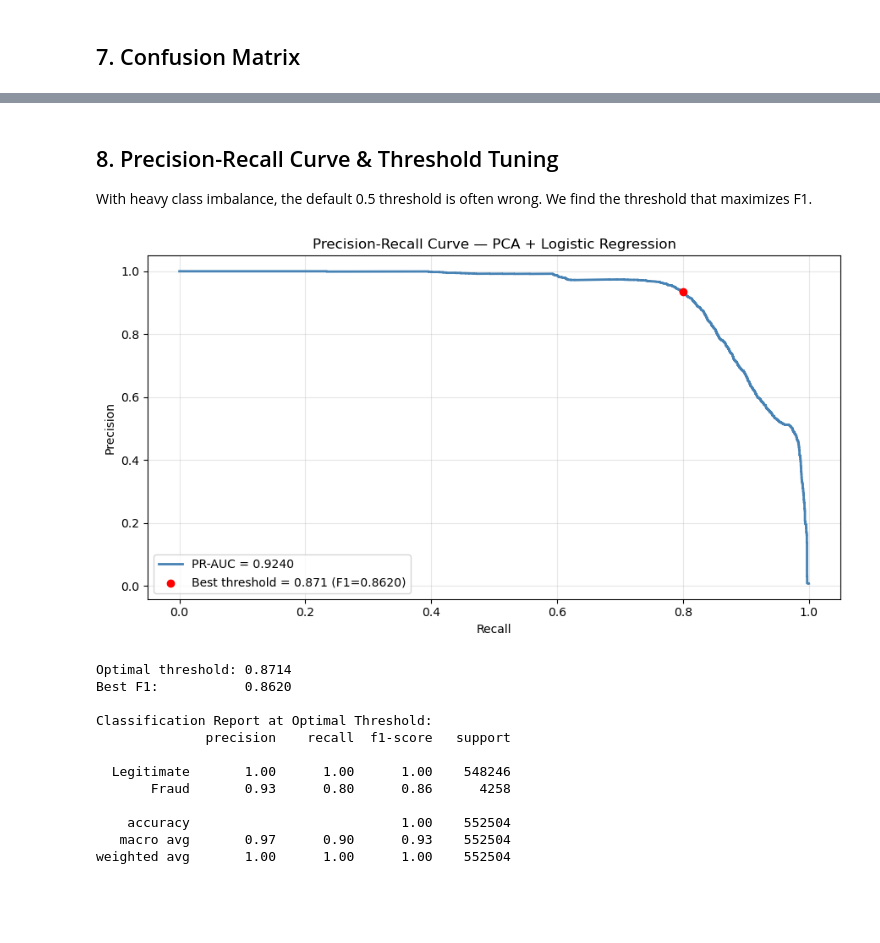
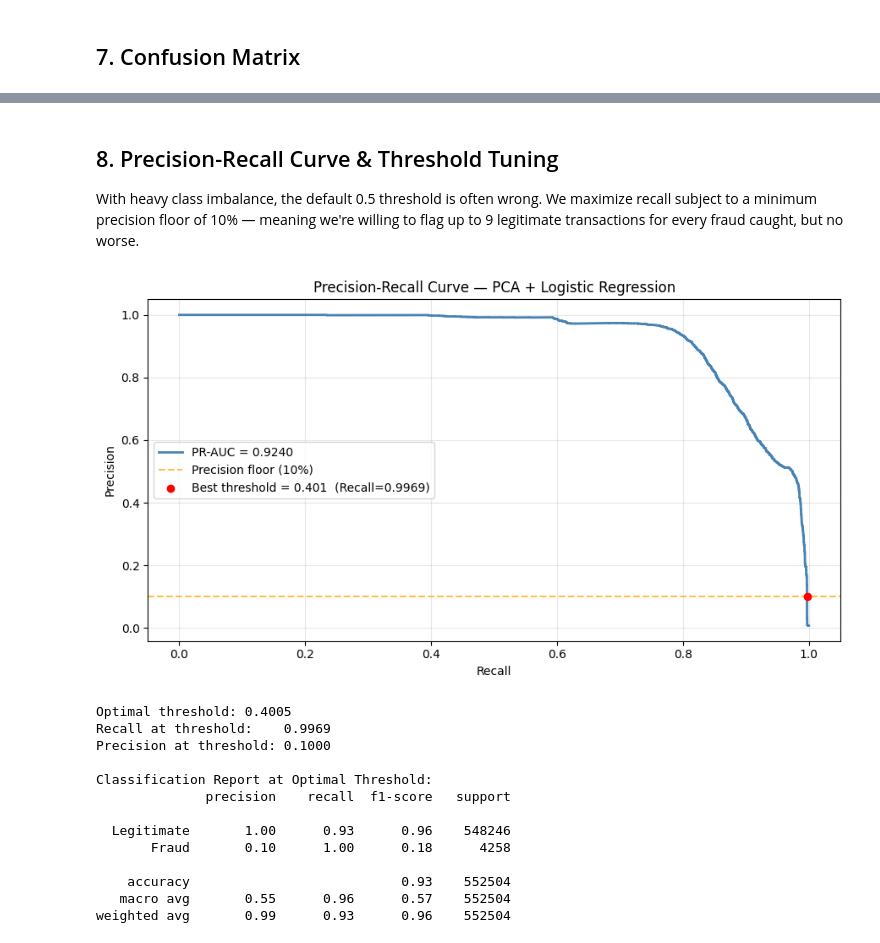
Before and after one commit to joshleeds/BA305-Project, a Jupyter notebook: Model_PCA_LR.ipynb, the cells around one changed output, grey strips where cells are left out. Drawn from its saved outputs; the diff is of its cells as text; code cells hidden in the pictures; blank space fills up the shorter version.

Commit message:
change for recall > F1

```diff
--- a/Model_PCA_LR.ipynb
+++ b/Model_PCA_LR.ipynb
@@ -179,9 +212,10 @@ pipeline = Pipeline([
     ('scaler', StandardScaler()),
     ('pca', PCA(n_components=N_COMPONENTS)),
     ('clf', LogisticRegression(
-        class_weight='balanced', max_iter=1000, solver='lbfgs', random_state=42)),
+        C=best_C, class_weight='balanced', max_iter=1000, solver='lbfgs', random_state=42)),
 ])
 
+print(f"Training with best_C={best_C}")
 pipeline.fit(X_train, y_train)
 y_pred = pipeline.predict(X_test)
 y_proba = pipeline.predict_proba(X_test)[:, 1]
@@ -230,46 +261,51 @@ True Negatives  (correct legit):  523,697
 # %% [markdown]
 ## 8. Precision-Recall Curve & Threshold Tuning
 
-With heavy class imbalance, the default 0.5 threshold is often wrong. We find the threshold that maximizes F1.
+With heavy class imbalance, the default 0.5 threshold is often wrong. We maximize recall subject to a minimum precision floor of 10% — meaning we're willing to flag up to 9 legitimate transactions for every fraud caught, but no worse.
 # %%
 precision, recall, thresholds = precision_recall_curve(y_test, y_proba)
 pr_auc = average_precision_score(y_test, y_proba)
 
-# Find threshold that maximizes F1
-f1_scores = 2 * (precision[:-1] * recall[:-1]) / (precision[:-1] + recall[:-1] + 1e-9)
-best_idx   = np.argmax(f1_scores)
+# Maximize recall subject to precision >= 10%
+PRECISION_FLOOR = 0.10
+valid = precision[:-1] >= PRECISION_FLOOR
+best_idx = np.argmax(recall[:-1] * valid)
 best_thresh = thresholds[best_idx]
 
 plt.figure(figsize=(9, 5))
 plt.plot(recall, precision, color='steelblue', lw=2, label=f'PR-AUC = {pr_auc:.4f}')
+plt.axhline(y=PRECISION_FLOOR, color='orange', linestyle='--', alpha=0.7,
+            label=f'Precision floor ({PRECISION_FLOOR:.0%})')
 plt.scatter(recall[best_idx], precision[best_idx], color='red', zorder=5,
-            label=f'Best threshold = {best_thresh:.3f} (F1={f1_scores[best_idx]:.4f})')
+            label=f'Best threshold = {best_thresh:.3f}  (Recall={recall[best_idx]:.4f})')
 plt.xlabel('Recall')
 plt.ylabel('Precision')
 plt.title('Precision-Recall Curve — PCA + Logistic Regression')
 plt.legend()
 plt.grid(True, alpha=0.3)
 plt.tight_layout()
 plt.show()
 
 print(f"Optimal threshold: {best_thresh:.4f}")
-print(f"Best F1:           {f1_scores[best_idx]:.4f}")
+print(f"Recall at threshold:    {recall[best_idx]:.4f}")
+print(f"Precision at threshold: {precision[best_idx]:.4f}")
 
 # Re-evaluate at optimal threshold
 y_pred_opt = (y_proba >= best_thresh).astype(int)
 print("\nClassification Report at Optimal Threshold:")
 print(classification_report(y_test, y_pred_opt, target_names=['Legitimate', 'Fraud']))
 # %% [output]
-[figure, old version]
+[figure, new version]
-Optimal threshold: 0.8714
-Best F1:           0.8620
+Optimal threshold: 0.4005
+Recall at threshold:    0.9969
+Precision at threshold: 0.1000
 
 Classification Report at Optimal Threshold:
               precision    recall  f1-score   support
 
-  Legitimate       1.00      1.00      1.00    548246
-       Fraud       0.93      0.80      0.86      4258
+  Legitimate       1.00      0.93      0.96    548246
+       Fraud       0.10      1.00      0.18      4258
 
-    accuracy                           1.00    552504
-   macro avg       0.97      0.90      0.93    552504
-weighted avg       1.00      1.00      1.00    552504
+    accuracy                           0.93    552504
+   macro avg       0.55      0.96      0.57    552504
+weighted avg       0.99      0.93      0.96    552504
```
Also changed, not shown: parts of 5 cells of this notebook, 2 other files.
